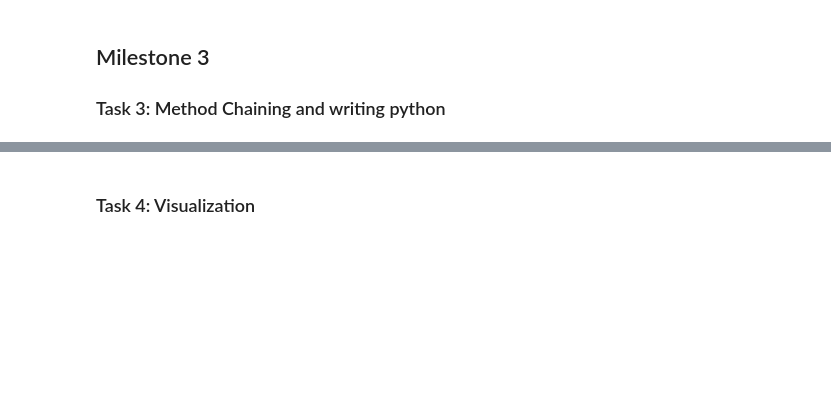
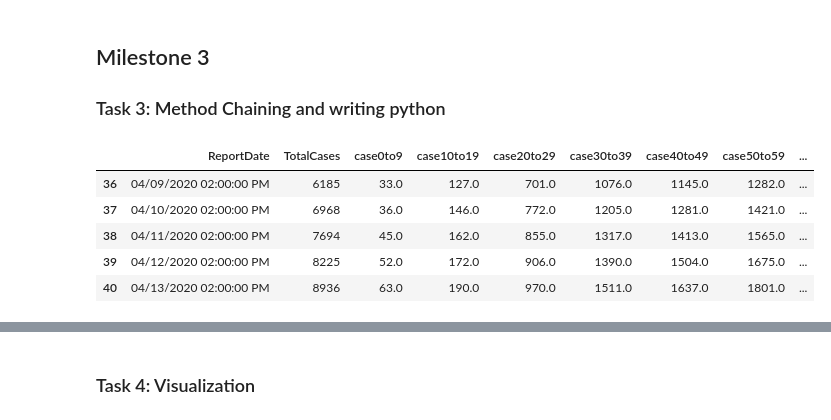
Before and after one commit to data301-2021-winter1/project-group39-project, a Jupyter notebook: notebooks/analysis1.ipynb, the cells around one changed output, grey strips where cells are left out. Saved outputs shown, nothing was run; the diff lists cells and outputs as text; code cells hidden in the pictures; blank space fills up the shorter version.

```diff
--- a/notebooks/analysis1.ipynb
+++ b/notebooks/analysis1.ipynb
@@ -29,19 +33,28 @@ df1 = (
 # %%
 try:
     df2=df_percentage(df1,'case0to9','death0to9','perc0to9')
     df2=df_percentage(df1,'case10to19','death10to19','perc10to19')
     df2=df_percentage(df1,'case20to29','death20to29','perc20to29')
     df2=df_percentage(df1,'case30to39','death30to39','perc30to39')
     df2=df_percentage(df1,'case40to49','death40to49','perc40to49')
     df2=df_percentage(df1,'case50to59','death50to59','perc50to59')
     df2=df_percentage(df1,'case60to69','death60to69','perc60to69')
     df2=df_percentage(df1,'case70to79','death70to79','perc70to79')
     df2=df_percentage(df1,'case80plus','death80plus','perc80plus')
 except:
     print("Something wrong in the ages")
 try:
     df2=df_percentage(df1,'genMale','deathGenMale','percMale')
     df2=df_percentage(df1,'genFemale','deathGenFemale','percFemale')
 except:
     print("Something wring in the genders")
+
+df2.head()
+# %% [output]
+|  | ReportDate | TotalCases | case0to9 | case10to19 | case20to29 | case30to39 | case40to49 | case50to59 | ... |
+| 36 | 04/09/2020 02:00:00 PM | 6185 | 33.0 | 127.0 | 701.0 | 1076.0 | 1145.0 | 1282.0 | ... |
+| 37 | 04/10/2020 02:00:00 PM | 6968 | 36.0 | 146.0 | 772.0 | 1205.0 | 1281.0 | 1421.0 | ... |
+| 38 | 04/11/2020 02:00:00 PM | 7694 | 45.0 | 162.0 | 855.0 | 1317.0 | 1413.0 | 1565.0 | ... |
+| 39 | 04/12/2020 02:00:00 PM | 8225 | 52.0 | 172.0 | 906.0 | 1390.0 | 1504.0 | 1675.0 | ... |
+| 40 | 04/13/2020 02:00:00 PM | 8936 | 63.0 | 190.0 | 970.0 | 1511.0 | 1637.0 | 1801.0 | ... |
 # %%
```
Also changed, not shown: parts of 4 cells of this notebook.
